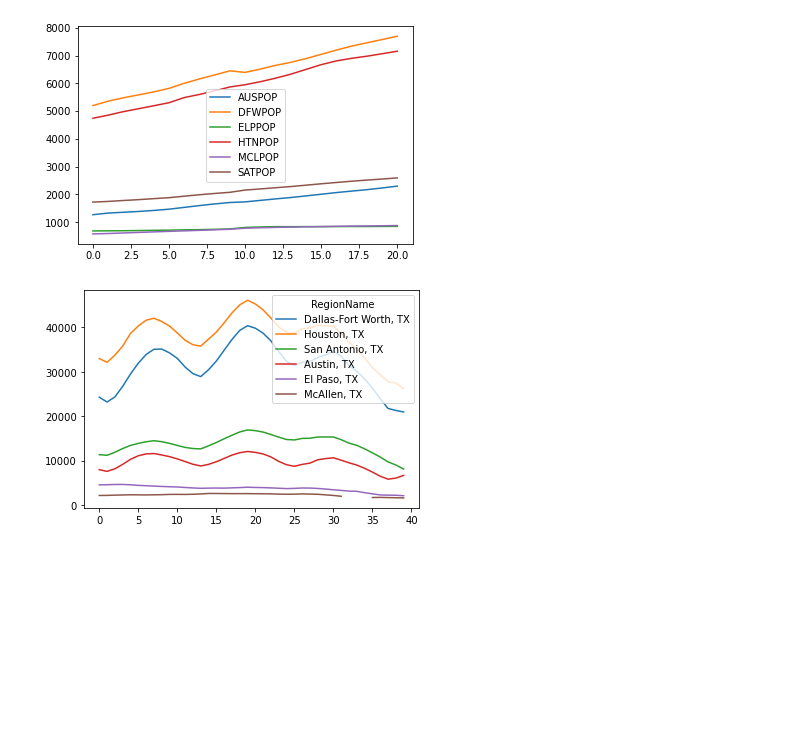
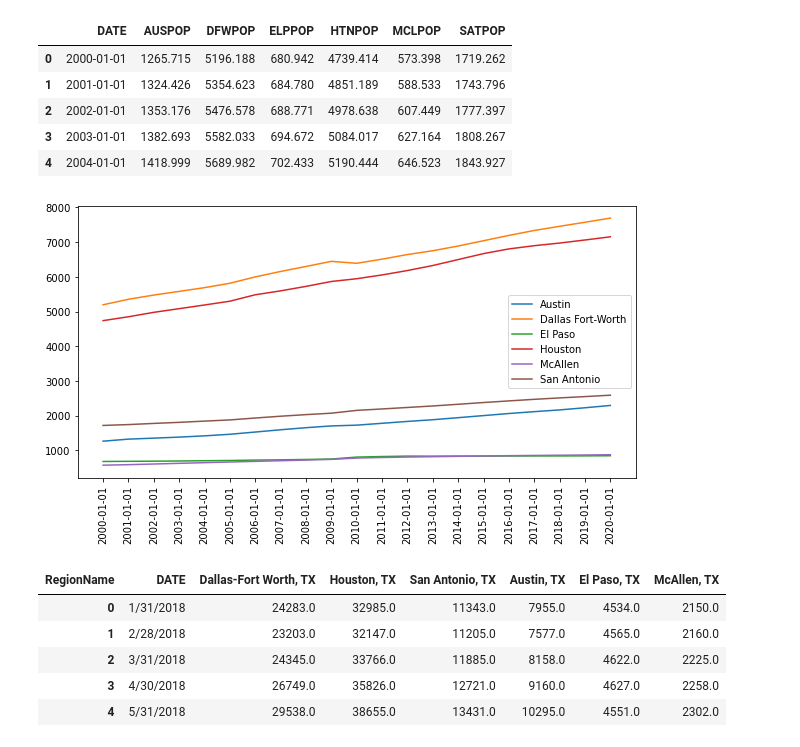
Before and after one commit to Fescamil1/Project_1_Housing_Market_Analysis, a Jupyter notebook: SC-population.ipynb, the cells around one changed output. Drawn from its saved outputs; the diff is of its cells as text; code cells hidden in the pictures; blank space fills up the shorter version.

Commit message:
changed axis of charts

```diff
--- a/SC-population.ipynb
+++ b/SC-population.ipynb
@@ -15,10 +15,30 @@ population_df = pd.merge(population_df,elppop_df, on="DATE",how="outer")
 population_df = pd.merge(population_df,htnpop_df, on="DATE",how="outer")
 population_df = pd.merge(population_df,mclpop_df, on="DATE",how="outer")
 population_df = pd.merge(population_df,satpop_df, on="DATE",how="outer")
-population_df.plot.line()
-plt.savefig('Results/MetroPopulation.png')
+population_df.head()
 # %% [output]
-[figure, removed]
+|  | DATE | AUSPOP | DFWPOP | ELPPOP | HTNPOP | MCLPOP | SATPOP |
+| 0 | 2000-01-01 | 1265.715 | 5196.188 | 680.942 | 4739.414 | 573.398 | 1719.262 |
+| 1 | 2001-01-01 | 1324.426 | 5354.623 | 684.780 | 4851.189 | 588.533 | 1743.796 |
+| 2 | 2002-01-01 | 1353.176 | 5476.578 | 688.771 | 4978.638 | 607.449 | 1777.397 |
+| 3 | 2003-01-01 | 1382.693 | 5582.033 | 694.672 | 5084.017 | 627.164 | 1808.267 |
+| 4 | 2004-01-01 | 1418.999 | 5689.982 | 702.433 | 5190.444 | 646.523 | 1843.927 |
+# %%
+plt.figure(figsize=(10,5))
+plt.plot(population_df['DATE'],population_df['AUSPOP'],label='Austin')
+plt.plot(population_df['DATE'],population_df['DFWPOP'],label='Dallas Fort-Worth')
+plt.plot(population_df['DATE'],population_df['ELPPOP'],label='El Paso')
+plt.plot(population_df['DATE'],population_df['HTNPOP'],label='Houston')
+plt.plot(population_df['DATE'],population_df['MCLPOP'],label='McAllen')
+plt.plot(population_df['DATE'],population_df['SATPOP'],label='San Antonio')
+
+plt.legend(loc='best')
+
+plt.xticks(rotation="vertical")
+plt.savefig('Results/MetroPopulation.png')
+plt.show()
+# %% [output]
+[figure, added]
 # %%
 listings_df=pd.read_csv("Resources/metro_listings.csv")
 listings_df.set_index('RegionName', inplace=True)
@@ -28,7 +48,11 @@ texas_listings_df
 tx_list_df = texas_listings_df.T
 tx_list_df.index.name = "DATE"
 tx_list_df.reset_index(inplace=True)
-tx_list_df.plot.line()
-plt.savefig('Results/HistoricalListings.png')
+tx_list_df.head()
 # %% [output]
-[figure, removed]
+| RegionName | DATE | Dallas-Fort Worth, TX | Houston, TX | San Antonio, TX | Austin, TX | El Paso, TX | McAllen, TX |
+| 0 | 1/31/2018 | 24283.0 | 32985.0 | 11343.0 | 7955.0 | 4534.0 | 2150.0 |
+| 1 | 2/28/2018 | 23203.0 | 32147.0 | 11205.0 | 7577.0 | 4565.0 | 2160.0 |
+| 2 | 3/31/2018 | 24345.0 | 33766.0 | 11885.0 | 8158.0 | 4622.0 | 2225.0 |
+| 3 | 4/30/2018 | 26749.0 | 35826.0 | 12721.0 | 9160.0 | 4627.0 | 2258.0 |
+| 4 | 5/31/2018 | 29538.0 | 38655.0 | 13431.0 | 10295.0 | 4551.0 | 2302.0 |
```
Also changed, not shown: parts of 4 cells of this notebook, 3 other files.
